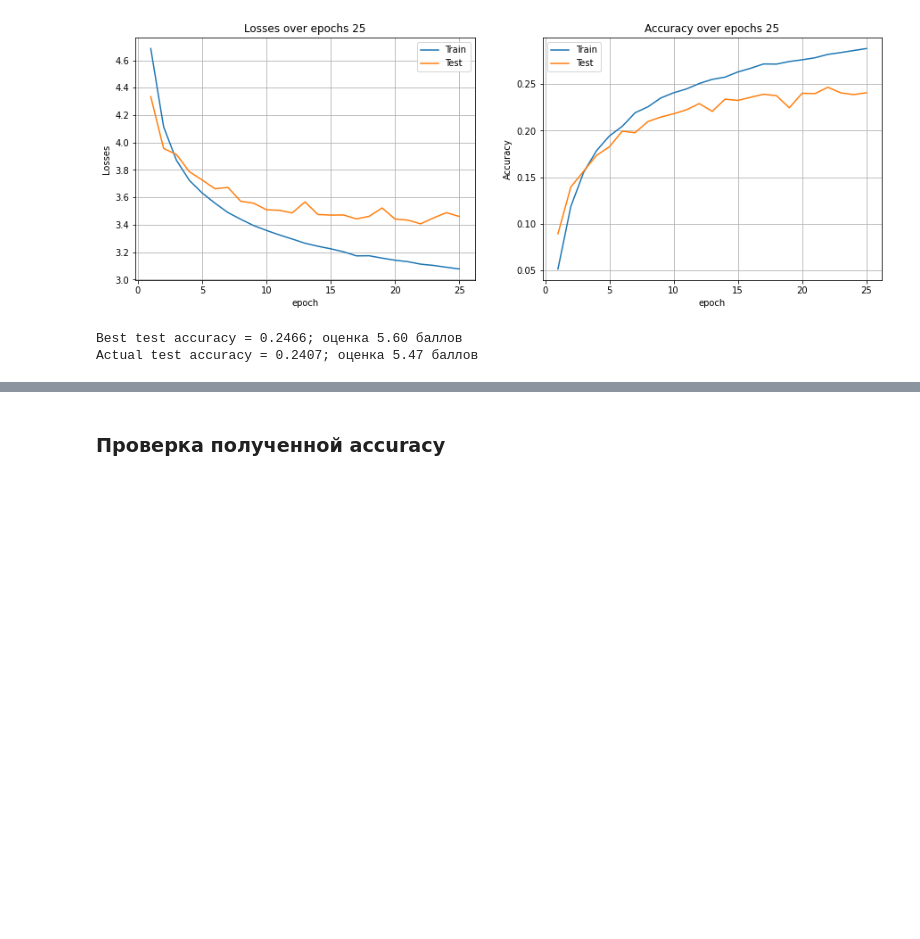
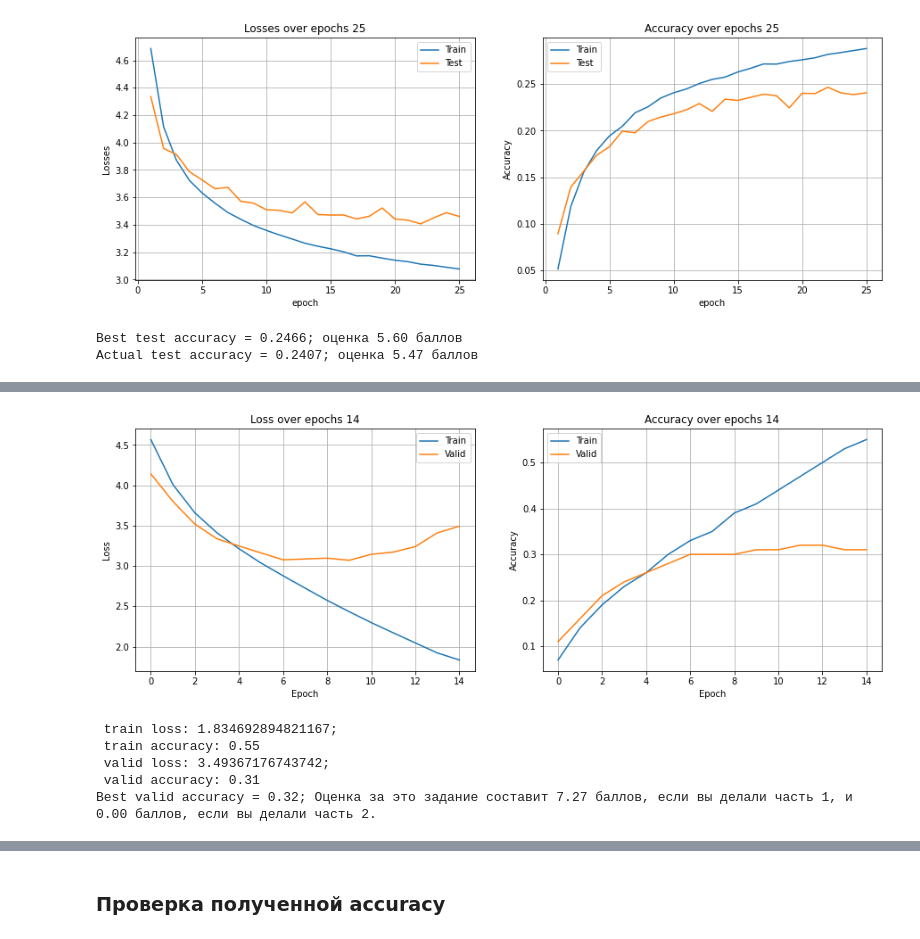
Before and after one commit to kirtis26/ML, a Jupyter notebook: №2. CNN.ipynb, the cells around one changed output, grey strips where cells are left out. Saved outputs shown, nothing was run; the diff lists cells and outputs as text; code cells hidden in the pictures; blank space fills up the shorter version.

```diff
--- a/№2. CNN.ipynb
+++ b/№2. CNN.ipynb
@@ -370,0 +502,16 @@ Trainer.train_losses, Trainer.test_losses
+# %%
+from torchvision.models import resnet18
+device = torch.device("cuda:0") if torch.cuda.is_available() else torch.device("cpu")
+model = resnet18(pretrained=False).to(device)
+optimizer = torch.optim.Adam(model.parameters(), lr=5e-4)
+criterion = nn.CrossEntropyLoss()
+scheduler = None
+
+train_accuracy, valid_accuracy, train_loss, valid_loss = train(model, train_loader, valid_loader, criterion, optimizer, device, n_epochs=15)
+# %% [output]
+[figure, added]
+ train loss: 1.834692894821167;
+ train accuracy: 0.55
+ valid loss: 3.49367176743742;
+ valid accuracy: 0.31
+Best valid accuracy = 0.32; Оценка за это задание составит 7.27 баллов, если вы делали часть 1, и 0.00 баллов, если вы делали часть 2.
```
Also changed, not shown: parts of 24 cells of this notebook, 2 other files.
